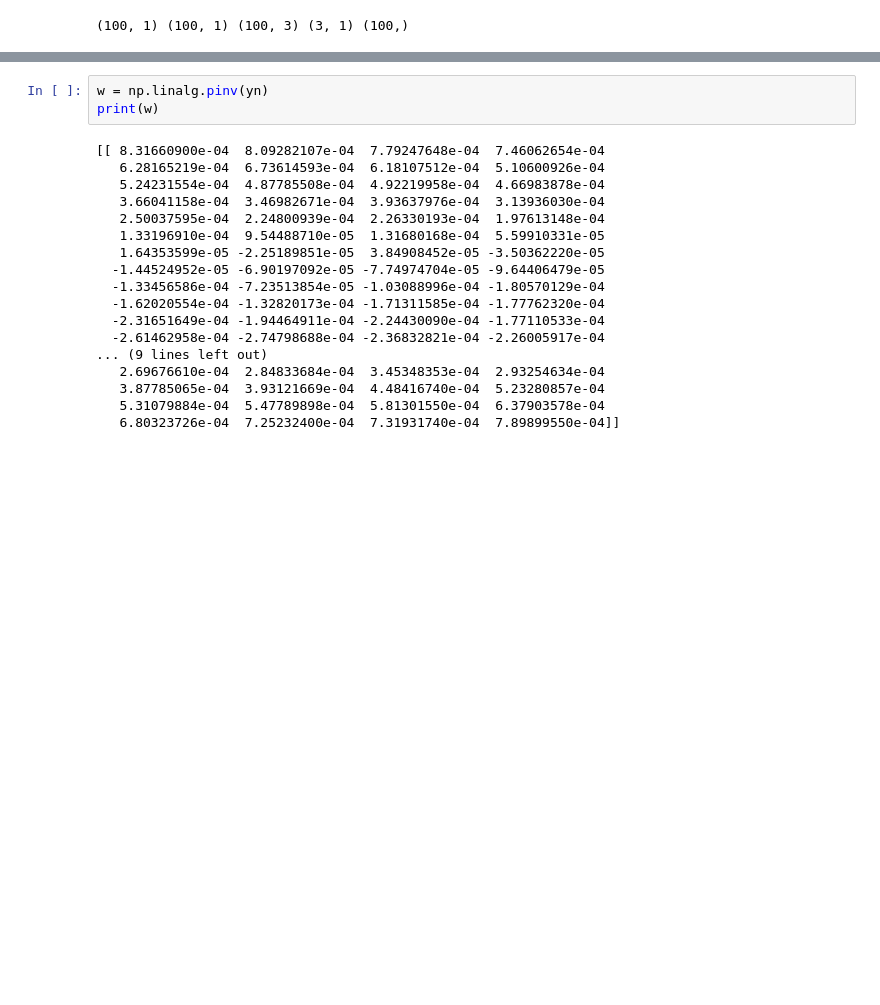
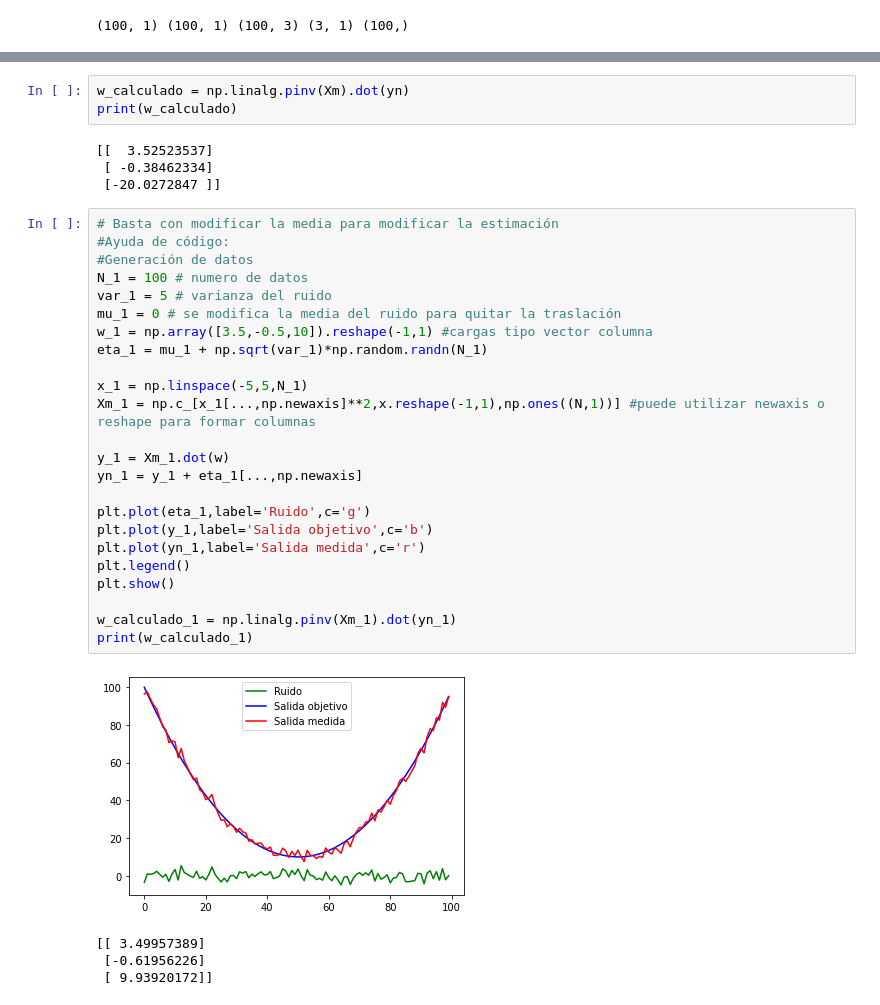
Before and after one commit to vquinteop/TareasMineriadeDatosSemana1, a Jupyter notebook: Clase1_Mineria.ipynb, the cells around one changed output, grey strips where cells are left out. Cells and saved outputs as stored; diff of their text form; blank space fills up the shorter version.

```diff
--- a/Clase1_Mineria.ipynb
+++ b/Clase1_Mineria.ipynb
@@ -380,21 +380,36 @@ plt.show()
 # %%
-w = np.linalg.pinv(yn)
-print(w)
+w_calculado = np.linalg.pinv(Xm).dot(yn)
+print(w_calculado)
 # %% [output]
-[[ 8.31660900e-04  8.09282107e-04  7.79247648e-04  7.46062654e-04
-   6.28165219e-04  6.73614593e-04  6.18107512e-04  5.10600926e-04
-   5.24231554e-04  4.87785508e-04  4.92219958e-04  4.66983878e-04
-   3.66041158e-04  3.46982671e-04  3.93637976e-04  3.13936030e-04
-   2.50037595e-04  2.24800939e-04  2.26330193e-04  1.97613148e-04
-   1.33196910e-04  9.54488710e-05  1.31680168e-04  5.59910331e-05
-   1.64353599e-05 -2.25189851e-05  3.84908452e-05 -3.50362220e-05
-  -1.44524952e-05 -6.90197092e-05 -7.74974704e-05 -9.64406479e-05
-  -1.33456586e-04 -7.23513854e-05 -1.03088996e-04 -1.80570129e-04
-  -1.62020554e-04 -1.32820173e-04 -1.71311585e-04 -1.77762320e-04
-  -2.31651649e-04 -1.94464911e-04 -2.24430090e-04 -1.77110533e-04
-  -2.61462958e-04 -2.74798688e-04 -2.36832821e-04 -2.26005917e-04
-... (9 lines left out)
-   2.69676610e-04  2.84833684e-04  3.45348353e-04  2.93254634e-04
-   3.87785065e-04  3.93121669e-04  4.48416740e-04  5.23280857e-04
-   5.31079884e-04  5.47789898e-04  5.81301550e-04  6.37903578e-04
-   6.80323726e-04  7.25232400e-04  7.31931740e-04  7.89899550e-04]]
+[[  3.52523537]
+ [ -0.38462334]
+ [-20.0272847 ]]
+# %%
+# Basta con modificar la media para modificar la estimación
+#Ayuda de código:
+#Generación de datos
+N_1 = 100 # numero de datos
+var_1 = 5 # varianza del ruido
+mu_1 = 0 # se modifica la media del ruido para quitar la traslación
+w_1 = np.array([3.5,-0.5,10]).reshape(-1,1) #cargas tipo vector columna
+eta_1 = mu_1 + np.sqrt(var_1)*np.random.randn(N_1)
+
+x_1 = np.linspace(-5,5,N_1)
+Xm_1 = np.c_[x_1[...,np.newaxis]**2,x.reshape(-1,1),np.ones((N,1))] #puede utilizar newaxis o reshape para formar columnas
+
+y_1 = Xm_1.dot(w)
+yn_1 = y_1 + eta_1[...,np.newaxis]
+
+plt.plot(eta_1,label='Ruido',c='g')
+plt.plot(y_1,label='Salida objetivo',c='b')
+plt.plot(yn_1,label='Salida medida',c='r')
+plt.legend()
+plt.show()
+
+w_calculado_1 = np.linalg.pinv(Xm_1).dot(yn_1)
+print(w_calculado_1)
+# %% [output]
+[figure, added]
+[[ 3.49957389]
+ [-0.61956226]
+ [ 9.93920172]]
```
Also changed, not shown: parts of 5 cells of this notebook.
